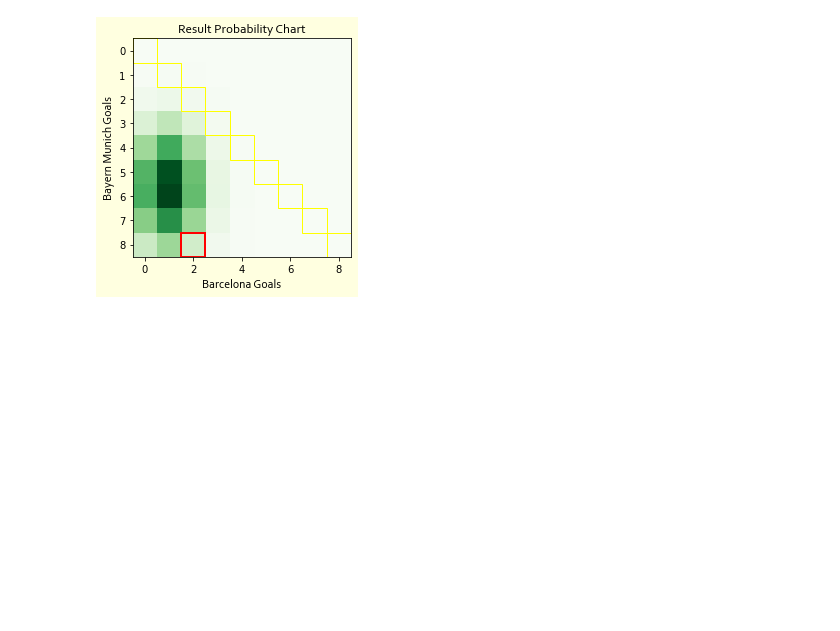
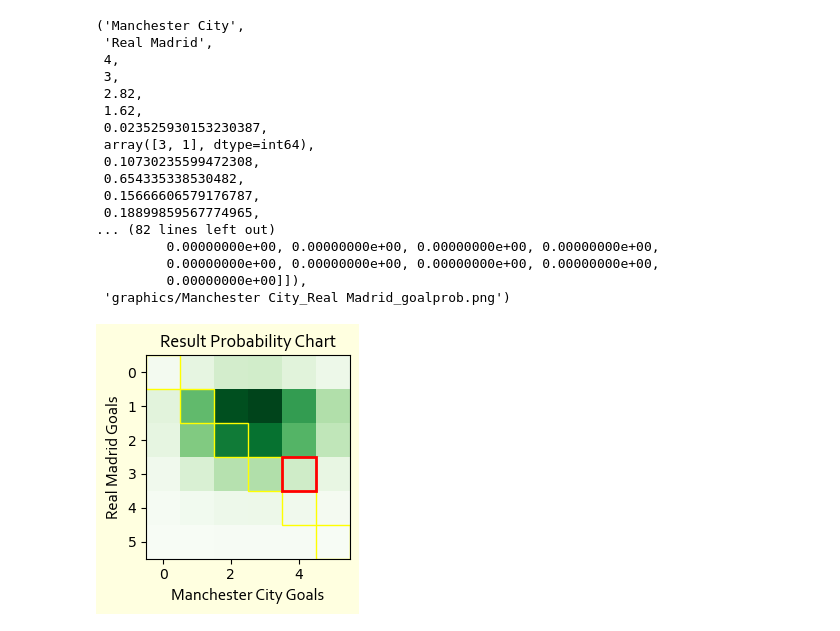
Before and after one commit to YHKN/Result_Probability, a Jupyter notebook: result_probability_viz/result probability.ipynb, the cells around one changed output. Drawn from its saved outputs; the diff is of its cells as text; code cells hidden in the pictures; blank space fills up the shorter version.

Commit message:
updated code and added example graphics

```diff
--- a/result_probability_viz/result probability.ipynb
+++ b/result_probability_viz/result probability.ipynb
@@ -7,6 +7,7 @@ from PIL import Image, ImageFont, ImageDraw
 def create_prob_matrix(game, home, away):
     grouped=game.groupby("Squad")
     shots=[]
+    home_xG = away_xG = 0.0
     for team, frame in grouped:
         if home in team:
             home_xG = sum(frame["xG"])
@@ -71,7 +72,7 @@ def prob_chart(url):
 
     # visualize probability matrix
     limit_r_p = max(6,max(home_goals,away_goals)+1)
-    fig, ax = plt.subplots()
+    fig, ax = plt.subplots(figsize=(3,3))
     ax = plt.imshow(result_probs[:limit_r_p,:limit_r_p],cmap="Greens")
     for i in range(limit_r_p):
         highlight_cell(i,i,color="yellow")
@@ -124,6 +125,23 @@ def viz_game(url):
 
     im.save(filename)
 # %%
-viz_game("https://fbref.com/en/matches/b76118ee/Barcelona-Bayern-Munich-August-14-2020-Champions-League")
+prob_chart("https://fbref.com/en/matches/e0c1ddb1/Manchester-City-Real-Madrid-April-26-2022-Champions-League")
 # %% [output]
+('Manchester City',
+ 'Real Madrid',
+ 4,
+ 3,
+ 2.82,
+ 1.62,
+ 0.023525930153230387,
+ array([3, 1], dtype=int64),
+ 0.10730235599472308,
+ 0.654335338530482,
+ 0.15666606579176787,
+ 0.18899859567774965,
+... (82 lines left out)
+         0.00000000e+00, 0.00000000e+00, 0.00000000e+00, 0.00000000e+00,
+         0.00000000e+00, 0.00000000e+00, 0.00000000e+00, 0.00000000e+00,
+         0.00000000e+00]]),
+ 'graphics/Manchester City_Real Madrid_goalprob.png')
-[figure, old version]
+[figure, new version]
```
Also changed, not shown: parts of 4 cells of this notebook, 8 other files.
